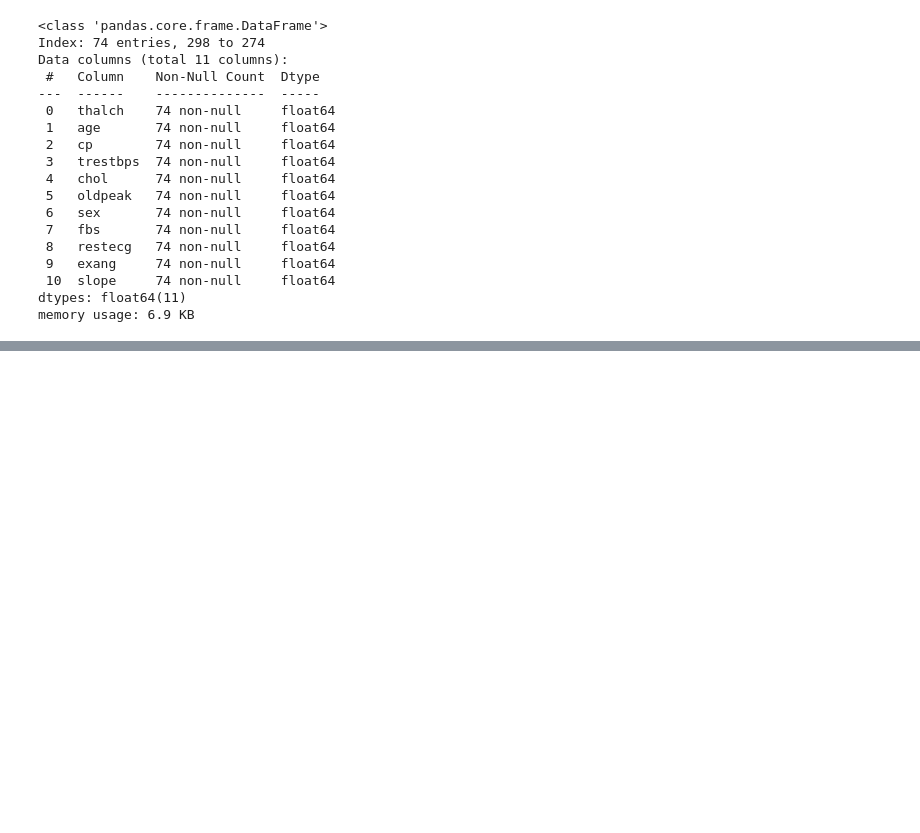
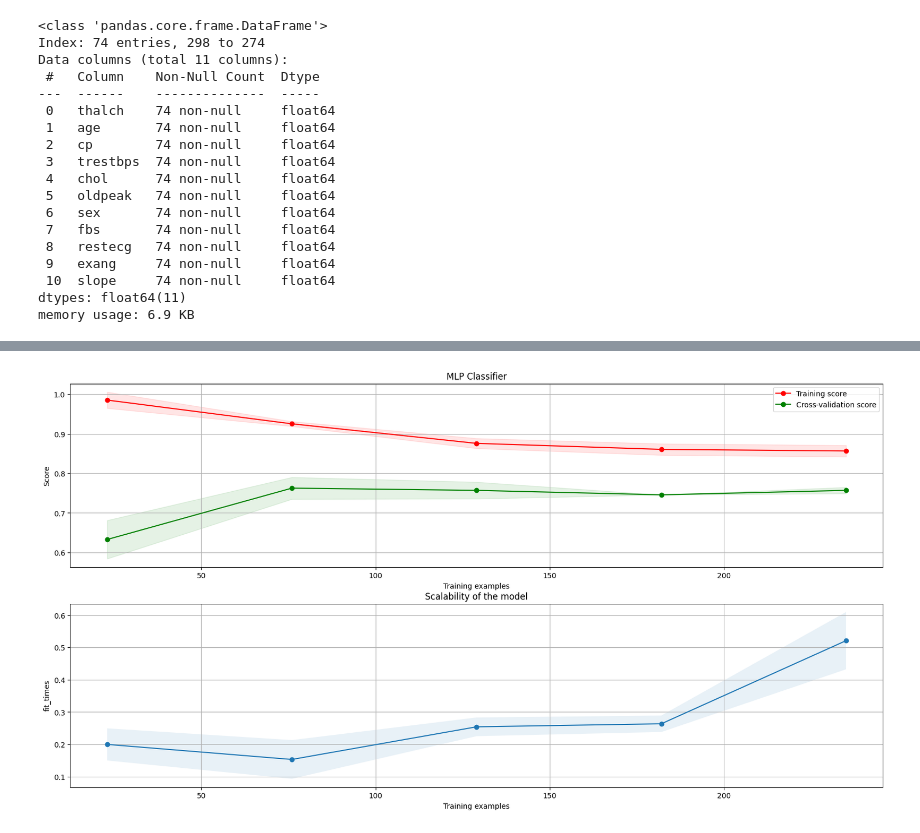
Before and after one commit to okechukwuchude/Heart-disease-prediction, a Jupyter notebook: hearth disease prediction.ipynb, the cells around one changed output, grey strips where cells are left out. Cells and saved outputs as stored; diff of their text form; code cells hidden in the pictures; blank space fills up the shorter version.

```diff
--- a/hearth disease prediction.ipynb
+++ b/hearth disease prediction.ipynb
@@ -461,0 +751,5 @@ memory usage: 6.9 KB
+# %%
+# Building learning curve of model
+plot_learning_curve(mlp, "MLP Classifier", train, target, cv=cv_train)
+# %% [output]
+[figure, added]
```
Also changed, not shown: parts of 19 cells of this notebook.
